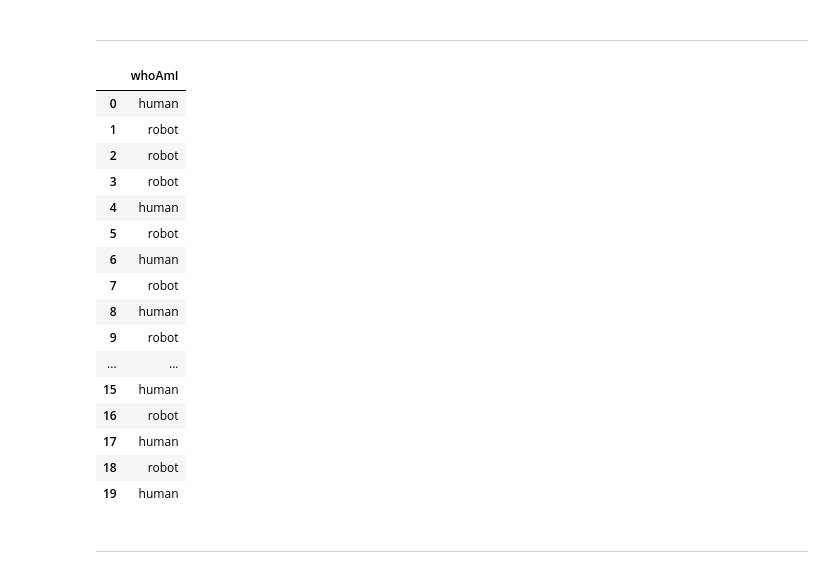
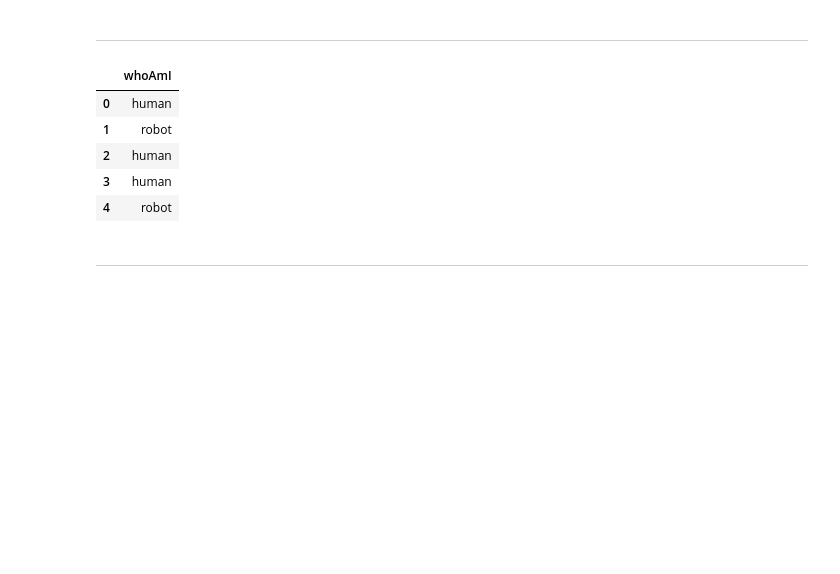
Before and after one commit to DilyaKh/Python_Task_9_Attestation_Pandas, a Jupyter notebook: Python_Task_9_Attestation_Pandas.ipynb, the cells around one changed output. Drawn from its saved outputs; the diff is of its cells as text; code cells hidden in the pictures; blank space fills up the shorter version.

```diff
--- a/Python_Task_9_Attestation_Pandas.ipynb
+++ b/Python_Task_9_Attestation_Pandas.ipynb
@@ -47,28 +47,17 @@ import random
 # %%
 lst = ['robot'] * 10
 lst += ['human'] * 10
 random.shuffle(lst)
 data = pd.DataFrame({'whoAmI':lst})
 
-data
+data.head()
 # %% [output]
 |  | whoAmI |
 | 0 | human |
 | 1 | robot |
-| 2 | robot |
-| 3 | robot |
-| 4 | human |
-| 5 | robot |
-| 6 | human |
-| 7 | robot |
-| 8 | human |
-| 9 | robot |
-| ... | ... |
-| 15 | human |
-| 16 | robot |
-| 17 | human |
-| 18 | robot |
-| 19 | human |
+| 2 | human |
+| 3 | human |
+| 4 | robot |
 # %% [markdown]
 
 
```
Also changed, not shown: parts of 8 cells of this notebook.
